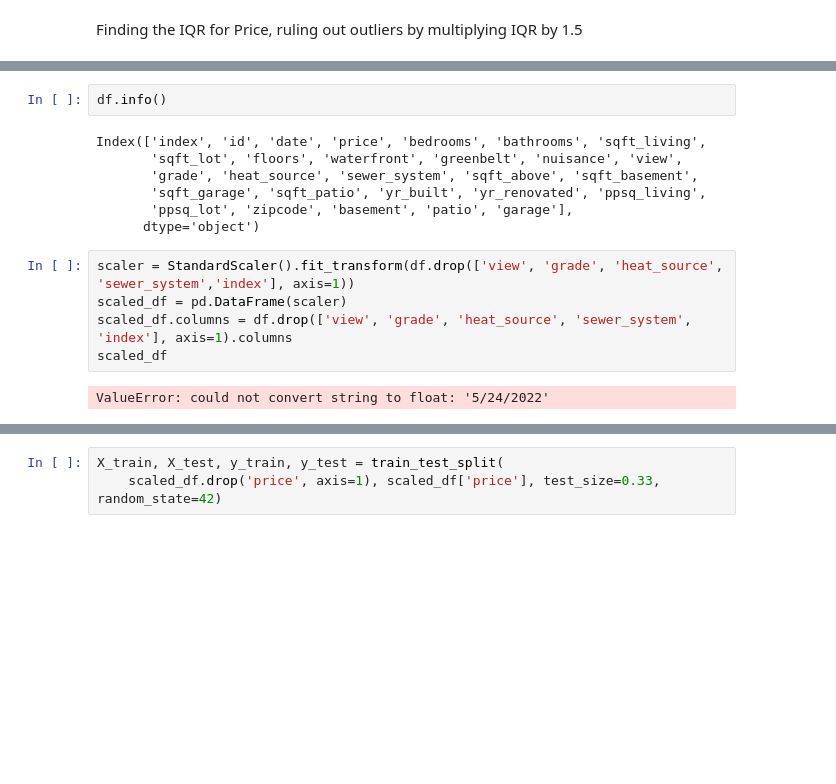
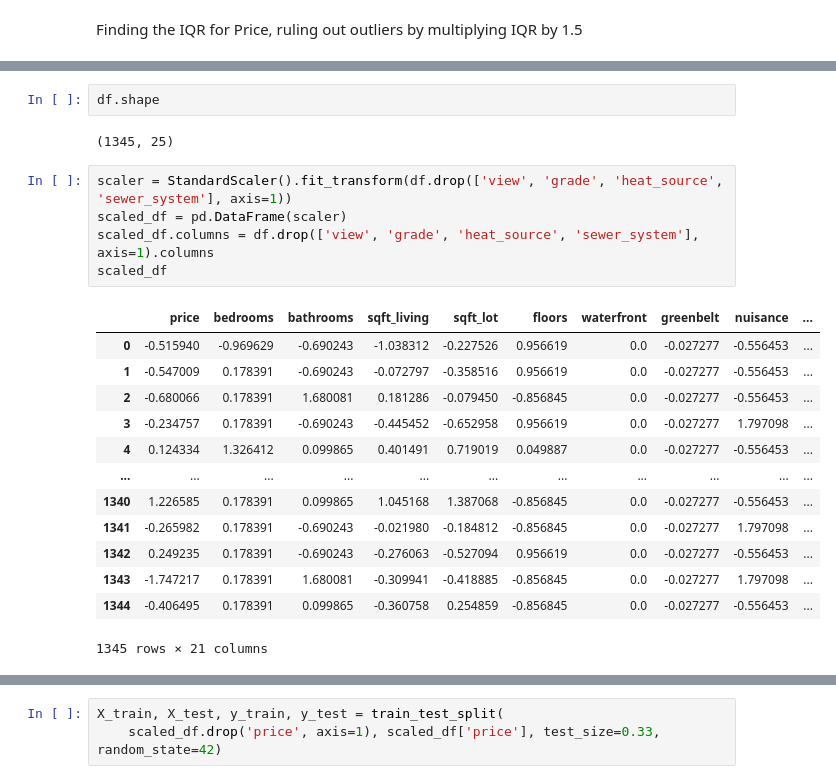
Before and after one commit to dnigh45/dsc-phase-2-djrachjake, a Jupyter notebook: dj2.ipynb, the cells around one changed output, grey strips where cells are left out. Drawn from its saved outputs; the diff is of its cells as text; blank space fills up the shorter version.

```diff
--- a/dj2.ipynb
+++ b/dj2.ipynb
@@ -303,17 +303,24 @@ sns.boxplot(df['price'])
 # %%
-df.info()
+df.shape
 # %% [output]
-Index(['index', 'id', 'date', 'price', 'bedrooms', 'bathrooms', 'sqft_living',
-       'sqft_lot', 'floors', 'waterfront', 'greenbelt', 'nuisance', 'view',
-       'grade', 'heat_source', 'sewer_system', 'sqft_above', 'sqft_basement',
-       'sqft_garage', 'sqft_patio', 'yr_built', 'yr_renovated', 'ppsq_living',
-       'ppsq_lot', 'zipcode', 'basement', 'patio', 'garage'],
-      dtype='object')
+(1345, 25)
 # %%
-scaler = StandardScaler().fit_transform(df.drop(['view', 'grade', 'heat_source', 'sewer_system','index'], axis=1))
+scaler = StandardScaler().fit_transform(df.drop(['view', 'grade', 'heat_source', 'sewer_system'], axis=1))
 scaled_df = pd.DataFrame(scaler)
-scaled_df.columns = df.drop(['view', 'grade', 'heat_source', 'sewer_system', 'index'], axis=1).columns
+scaled_df.columns = df.drop(['view', 'grade', 'heat_source', 'sewer_system'], axis=1).columns
 scaled_df
 # %% [output]
+|  | price | bedrooms | bathrooms | sqft_living | sqft_lot | floors | waterfront | greenbelt | nuisance | ... |
+| 0 | -0.515940 | -0.969629 | -0.690243 | -1.038312 | -0.227526 | 0.956619 | 0.0 | -0.027277 | -0.556453 | ... |
+| 1 | -0.547009 | 0.178391 | -0.690243 | -0.072797 | -0.358516 | 0.956619 | 0.0 | -0.027277 | -0.556453 | ... |
+| 2 | -0.680066 | 0.178391 | 1.680081 | 0.181286 | -0.079450 | -0.856845 | 0.0 | -0.027277 | -0.556453 | ... |
+| 3 | -0.234757 | 0.178391 | -0.690243 | -0.445452 | -0.652958 | 0.956619 | 0.0 | -0.027277 | 1.797098 | ... |
+| 4 | 0.124334 | 1.326412 | 0.099865 | 0.401491 | 0.719019 | 0.049887 | 0.0 | -0.027277 | -0.556453 | ... |
+| ... | ... | ... | ... | ... | ... | ... | ... | ... | ... | ... |
+| 1340 | 1.226585 | 0.178391 | 0.099865 | 1.045168 | 1.387068 | -0.856845 | 0.0 | -0.027277 | -0.556453 | ... |
+| 1341 | -0.265982 | 0.178391 | -0.690243 | -0.021980 | -0.184812 | -0.856845 | 0.0 | -0.027277 | 1.797098 | ... |
+| 1342 | 0.249235 | 0.178391 | -0.690243 | -0.276063 | -0.527094 | 0.956619 | 0.0 | -0.027277 | -0.556453 | ... |
+| 1343 | -1.747217 | 0.178391 | 1.680081 | -0.309941 | -0.418885 | -0.856845 | 0.0 | -0.027277 | 1.797098 | ... |
+| 1344 | -0.406495 | 0.178391 | 0.099865 | -0.360758 | 0.254859 | -0.856845 | 0.0 | -0.027277 | -0.556453 | ... |
-ValueError: could not convert string to float: '5/24/2022'
+1345 rows × 21 columns
 # %%
```
Also changed, not shown: parts of 20 cells of this notebook, 6 other files.
